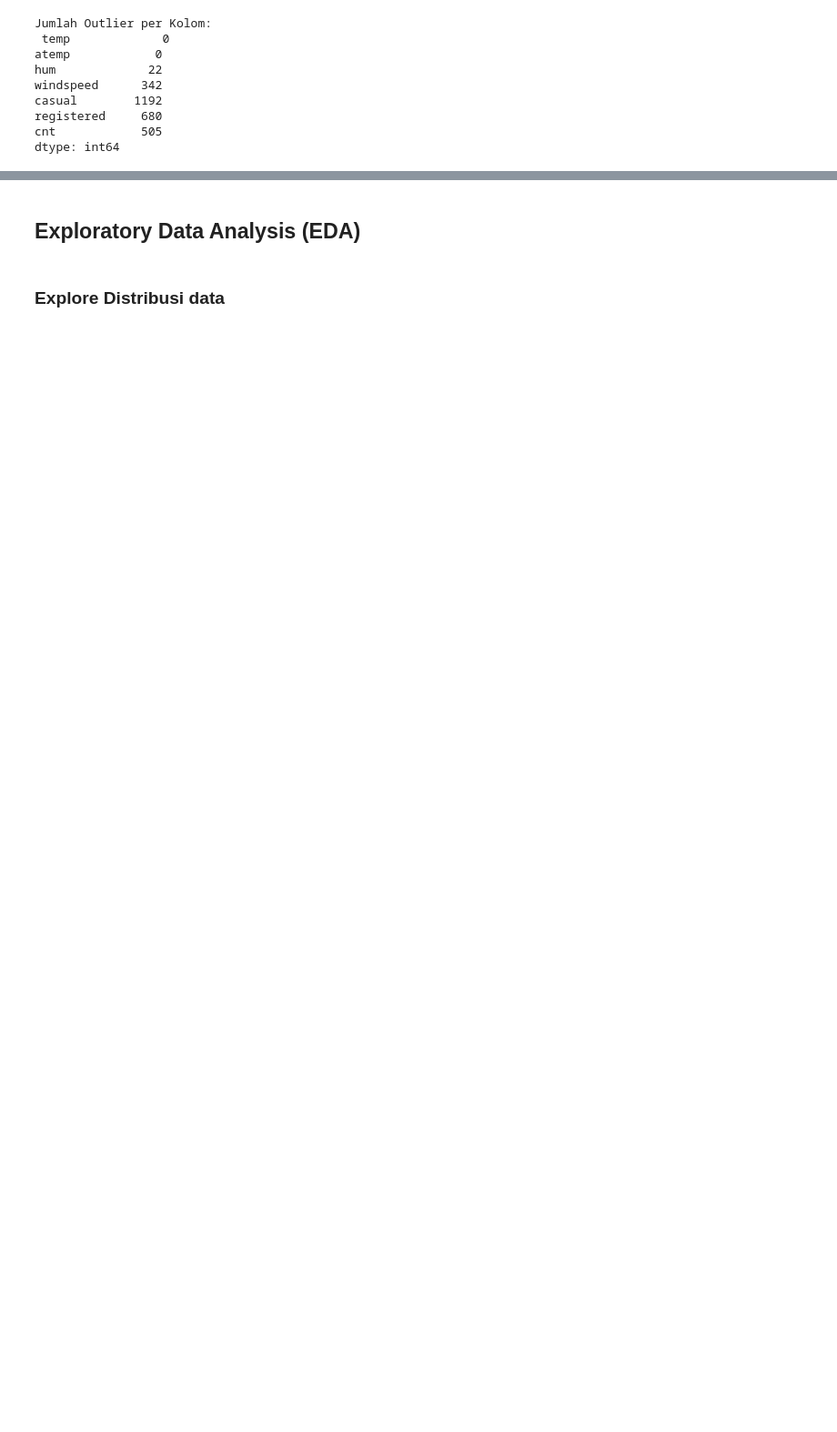
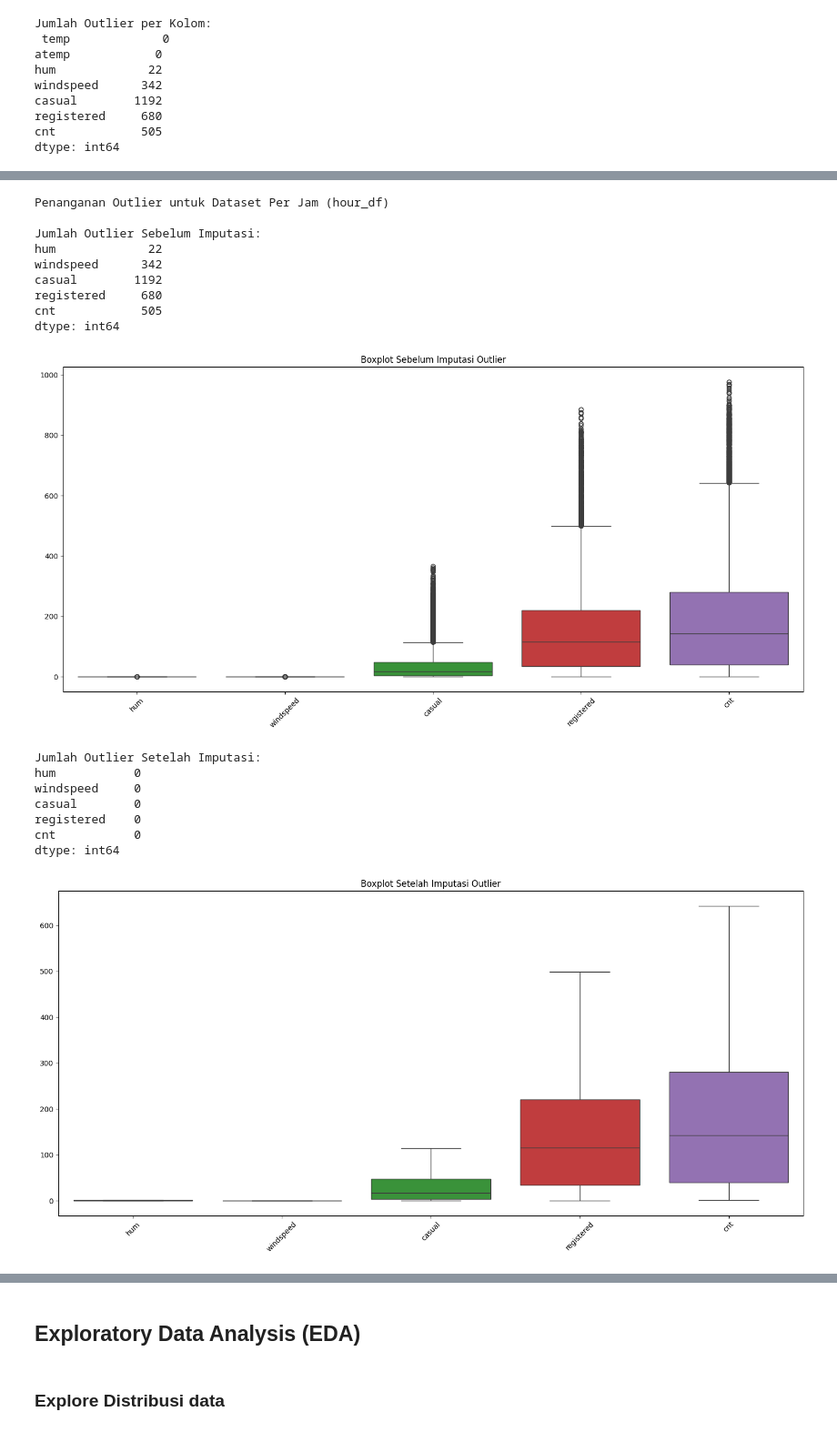
Before and after one commit to Dreinma/Streamlit_Dashboard, a Jupyter notebook: notebook.ipynb, the cells around one changed output, grey strips where cells are left out. Shown at 91% size. Cells and saved outputs as stored; diff of their text form; code cells hidden in the pictures; blank space fills up the shorter version.

```diff
--- a/notebook.ipynb
+++ b/notebook.ipynb
@@ -13,12 +13,14 @@
 # %%
 import pandas as pd
 import numpy as np
-import datetime as dt
 import matplotlib.pyplot as plt
 import seaborn as sns
-import missingno as msno
-from scipy import stats
 import plotly.express as px
+import plotly.graph_objects as go
+from plotly.subplots import make_subplots
+
+plt.style.use('ggplot')
+sns.set_palette("colorblind")
 # %% [markdown]
 ## Data Wrangling
 # %% [markdown]
@@ -351,18 +385,3 @@ casual        1192
 registered     680
 cnt            505
 dtype: int64
-# %%
-# proses imputasi data hour kolom hum, windspeed, casual, registered, dan cnt
-
-cols_with_outliers = ['hum','windspeed','casual','registered', 'cnt']
-
-for col in cols_with_outliers:
-    Q1 = hour_df[col].quantile(0.25)
-    Q3 = hour_df[col].quantile(0.75)
-    IQR = Q3 - Q1
-
-    max = float(Q3 + (1.5 * IQR))
-    min = float(Q1 - (1.5 * IQR))
-
-    hour_df.loc[hour_df[col] > max, col] = max
-    hour_df.loc[hour_df[col] < min, col] = min
@@ -396,0 +411,23 @@ dtype: int64
+# %%
+# Penanganan outlier hour
+print("\nPenanganan Outlier untuk Dataset Per Jam (hour_df)")
+hour_df = handle_outliers(hour_df, hour_num_cols)
+# %% [output]
+Penanganan Outlier untuk Dataset Per Jam (hour_df)
+
+Jumlah Outlier Sebelum Imputasi:
+hum             22
+windspeed      342
+casual        1192
+registered     680
+cnt            505
+dtype: int64
+[figure, added]
+Jumlah Outlier Setelah Imputasi:
+hum           0
+windspeed     0
+casual        0
+registered    0
+cnt           0
+dtype: int64
+[figure, added]
```
Also changed, not shown: parts of 78 cells of this notebook, 2 other files.
